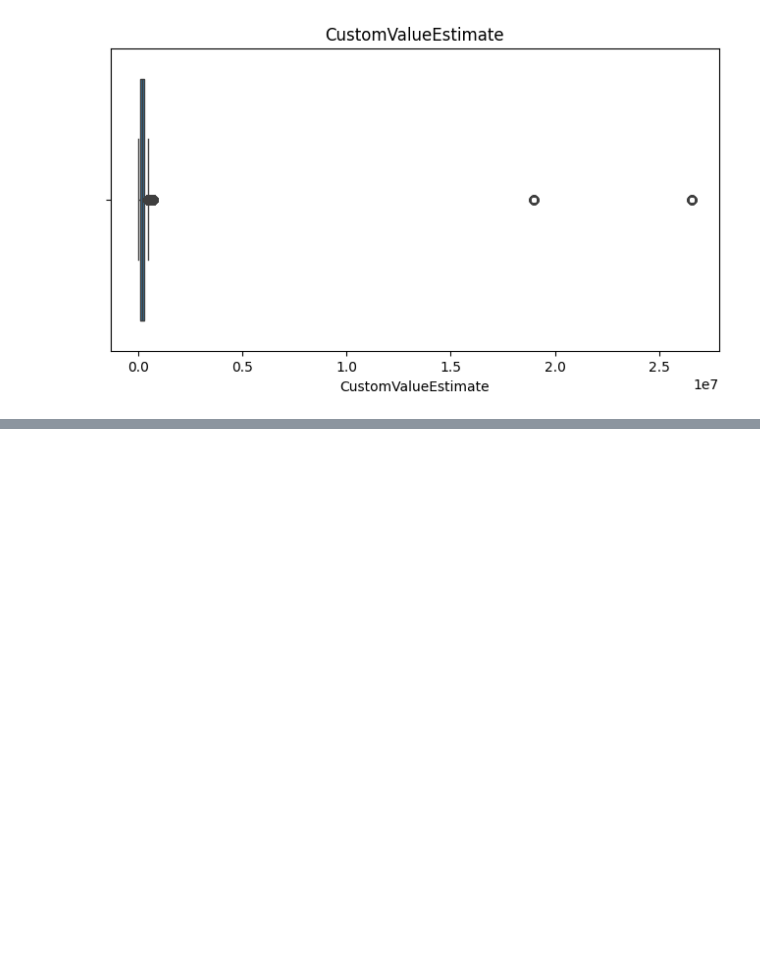
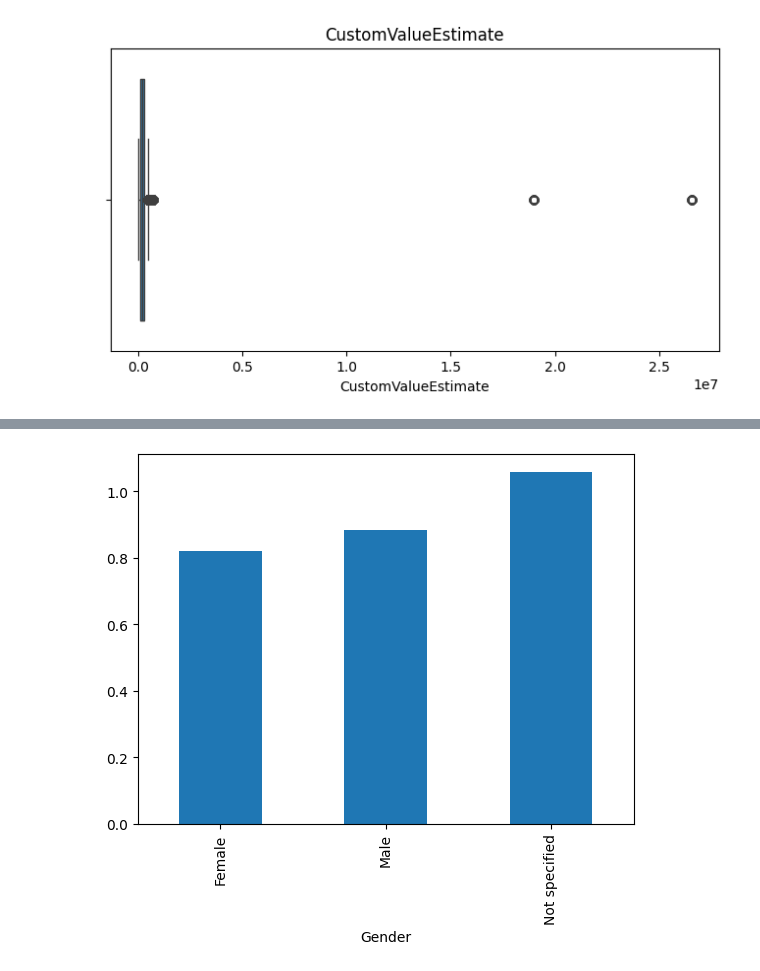
Before and after one commit to Redeat-Birhane/insurance-risk-analytics, a Jupyter notebook: notebooks/01_eda.ipynb, the cells around one changed output, grey strips where cells are left out. Cells and saved outputs as stored; diff of their text form; code cells hidden in the pictures; blank space fills up the shorter version.

```diff
--- a/notebooks/01_eda.ipynb
+++ b/notebooks/01_eda.ipynb
@@ -201,0 +232,7 @@ plot_boxplot(df, "CustomValueEstimate")
+# %%
+df.groupby("Gender").apply(
+    lambda x: x["TotalClaims"].sum() / x["TotalPremium"].sum()
+).plot(kind="bar")
+plt.show()
+# %% [output]
+[figure, added]
```
Also changed, not shown: parts of 5 cells of this notebook.
